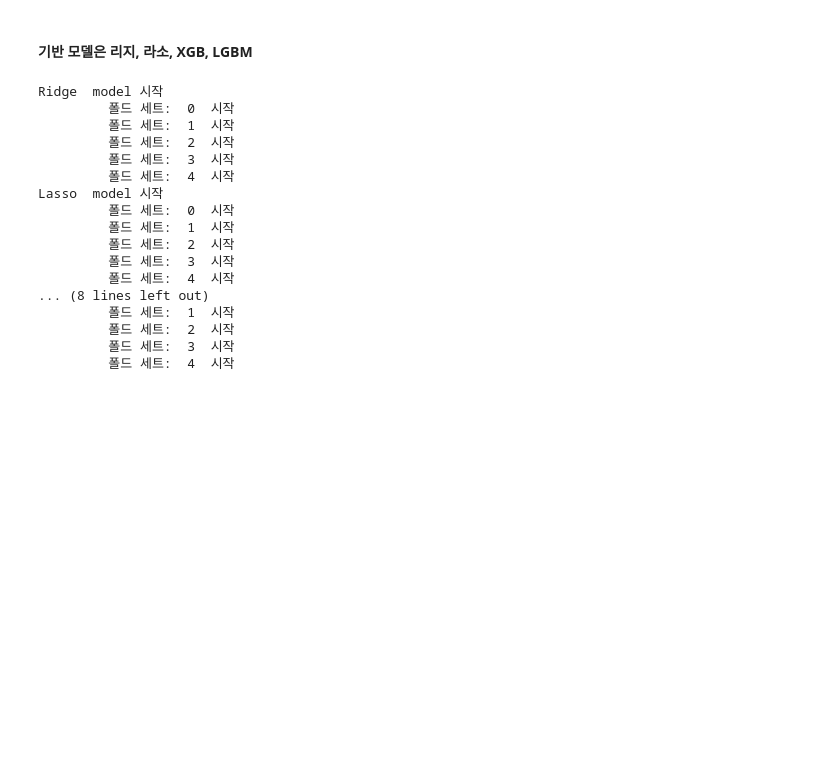
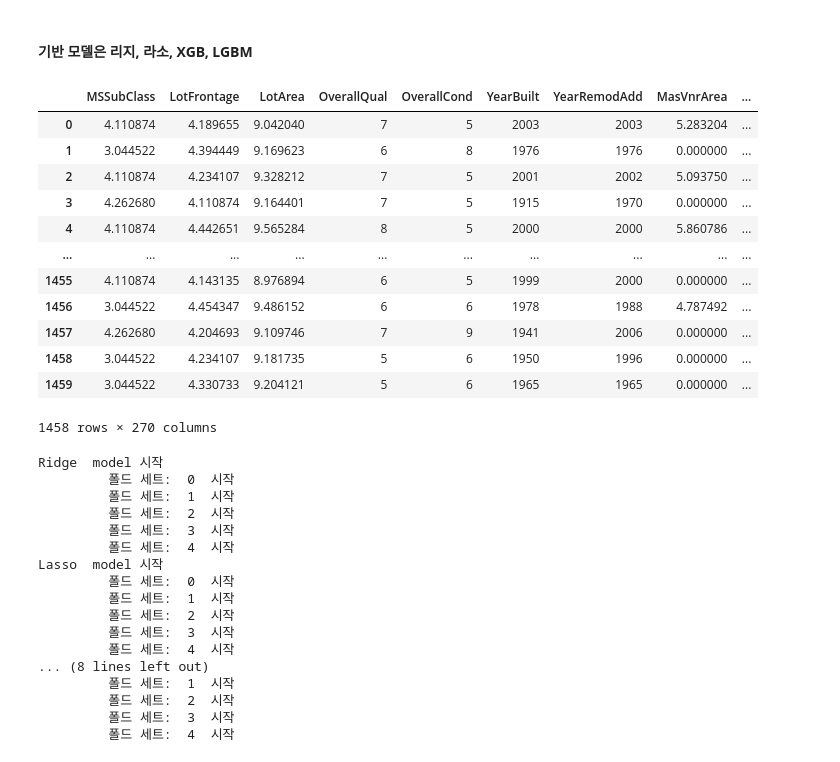
Before and after one commit to netsus/ML_PerfectGuide, a Jupyter notebook: 5장/5.10 Regression 실습 - Kaggle House Price.ipynb, the cells around one changed output. Cells and saved outputs as stored; diff of their text form; code cells hidden in the pictures; blank space fills up the shorter version.

```diff
--- a/5장/5.10 Regression 실습 - Kaggle House Price.ipynb
+++ b/5장/5.10 Regression 실습 - Kaggle House Price.ipynb
@@ -793,6 +788,22 @@ def get_stacking_base_datasets(model, X_train_n, y_train_n, X_test_n, n_folds ):
     return train_fold_pred , test_pred_mean
 # %% [markdown]
 #### **기반 모델은 리지, 라소, XGB, LGBM**
+# %%
+X_features
+# %% [output]
+|  | MSSubClass | LotFrontage | LotArea | OverallQual | OverallCond | YearBuilt | YearRemodAdd | MasVnrArea | ... |
+| 0 | 4.110874 | 4.189655 | 9.042040 | 7 | 5 | 2003 | 2003 | 5.283204 | ... |
+| 1 | 3.044522 | 4.394449 | 9.169623 | 6 | 8 | 1976 | 1976 | 0.000000 | ... |
+| 2 | 4.110874 | 4.234107 | 9.328212 | 7 | 5 | 2001 | 2002 | 5.093750 | ... |
+| 3 | 4.262680 | 4.110874 | 9.164401 | 7 | 5 | 1915 | 1970 | 0.000000 | ... |
+| 4 | 4.110874 | 4.442651 | 9.565284 | 8 | 5 | 2000 | 2000 | 5.860786 | ... |
+| ... | ... | ... | ... | ... | ... | ... | ... | ... | ... |
+| 1455 | 4.110874 | 4.143135 | 8.976894 | 6 | 5 | 1999 | 2000 | 0.000000 | ... |
+| 1456 | 3.044522 | 4.454347 | 9.486152 | 6 | 6 | 1978 | 1988 | 4.787492 | ... |
+| 1457 | 4.262680 | 4.204693 | 9.109746 | 7 | 9 | 1941 | 2006 | 0.000000 | ... |
+| 1458 | 3.044522 | 4.234107 | 9.181735 | 5 | 6 | 1950 | 1996 | 0.000000 | ... |
+| 1459 | 3.044522 | 4.330733 | 9.204121 | 5 | 6 | 1965 | 1965 | 0.000000 | ... |
+1458 rows × 270 columns
 # %%
 # get_stacking_base_datasets( )은 넘파이 ndarray를 인자로 사용하므로 DataFrame을 넘파이로 변환.
 X_train_n = X_train.values
```
Also changed, not shown: parts of 28 cells of this notebook.
